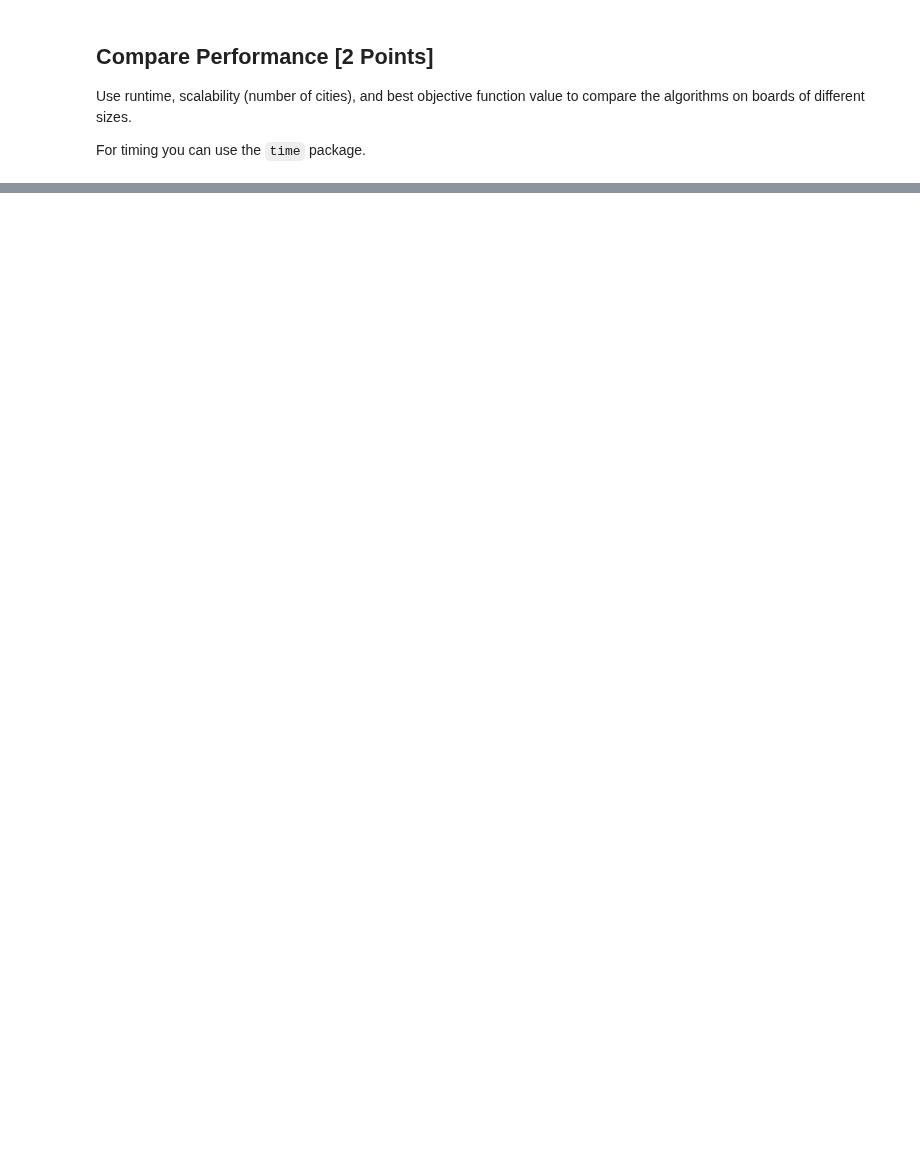
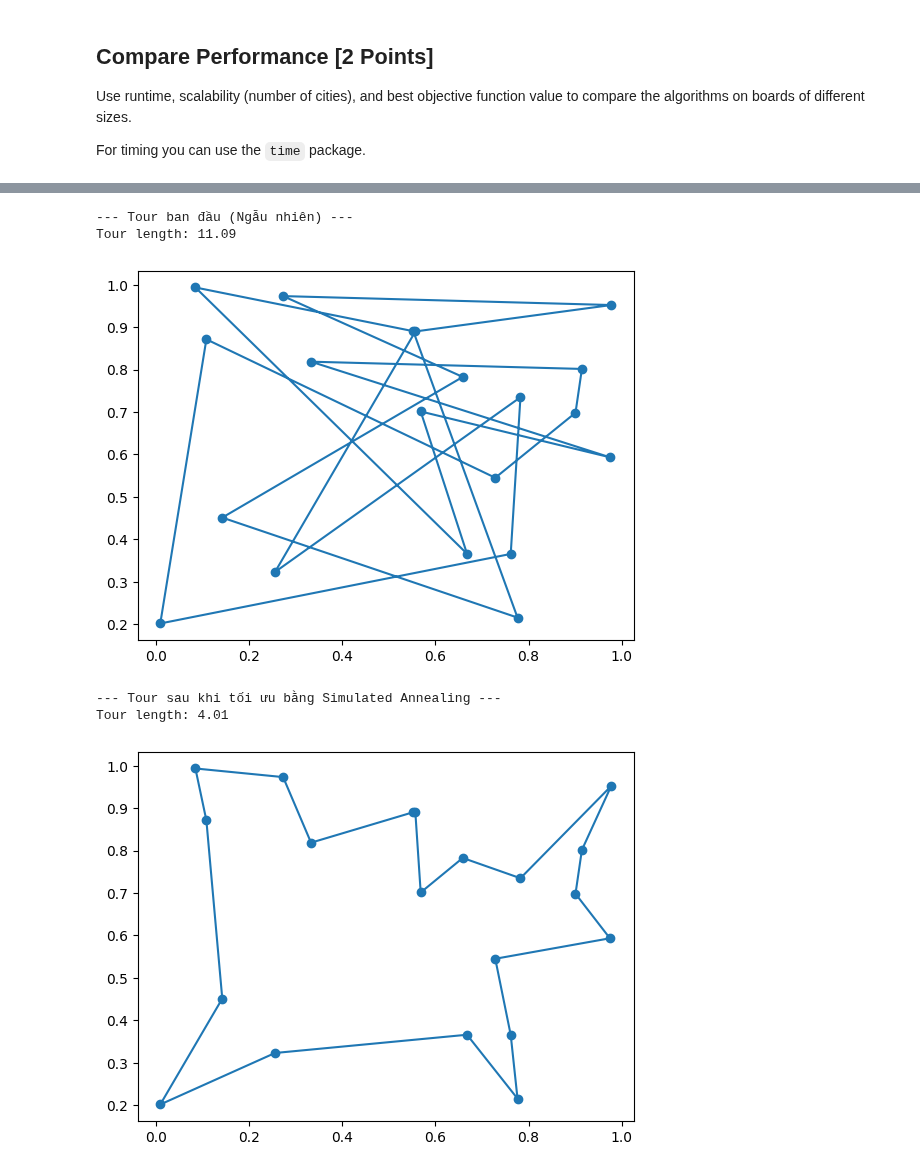
Before and after one commit to minhhailtv6a1/Team_Project_TTNTNC_2025_2026, a Jupyter notebook: lab03 - local search/traveling_salesman_problem.ipynb, the cells around one changed output, grey strips where cells are left out. Drawn from its saved outputs; the diff is of its cells as text; code cells hidden in the pictures; blank space fills up the shorter version.

```diff
--- a/lab03 - local search/traveling_salesman_problem.ipynb
+++ b/lab03 - local search/traveling_salesman_problem.ipynb
@@ -130,3 +146,24 @@ Tour length: 4.83
+# %%
+def two_opt_swap(tour, i, j):
+    """
+    Thực hiện phép biến đổi 2-opt: Đảo ngược đoạn tour từ vị trí i đến j.
+    """
+    new_tour = tour[:i] + tour[i:j+1][::-1] + tour[j+1:]
+    return new_tour
+
+def get_all_2opt_neighbors(tour):
+    """
+    Sinh tất cả các lân cận bằng toán tử 2-opt.
+    """
+    n = len(tour)
+    neighbors = []
+    for i in range(n - 1):
+        for j in range(i + 1, n):
+            # Tránh đảo toàn bộ tour (tương đương tour ban đầu)
+            if i == 0 and j == n - 1:
+                continue
+            neighbors.append((i, j))
+    return neighbors
 # %% [markdown]
 ## Steepest-ascend Hill Climbing Search [3 Points]
 
@@ -180,0 +475,21 @@ This took: 0.102996826171875 milliseconds
+# %%
+# Code and results go here
+
+# Minh họa kết quả của thuật toán tốt nhất (ví dụ Simulated Annealing)
+sample_tsp = random_tsp(20)
+init_tour = random_tour(20)
+
+print("--- Tour ban đầu (Ngẫu nhiên) ---")
+show_tsp(sample_tsp, init_tour)
+
+
+sa_res = simulated_annealing_tsp(sample_tsp)
+print("--- Tour sau khi tối ưu bằng Simulated Annealing ---")
+show_tsp(sample_tsp, sa_res["solution"])
+# %% [output]
+--- Tour ban đầu (Ngẫu nhiên) ---
+Tour length: 11.09
+[figure, added]
+--- Tour sau khi tối ưu bằng Simulated Annealing ---
+Tour length: 4.01
+[figure, added]
```
Also changed, not shown: parts of 27 cells of this notebook.
